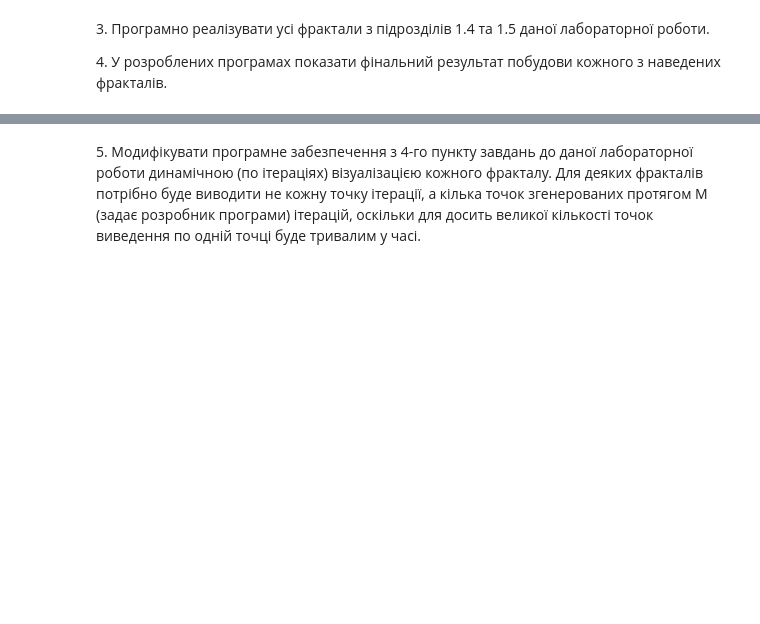
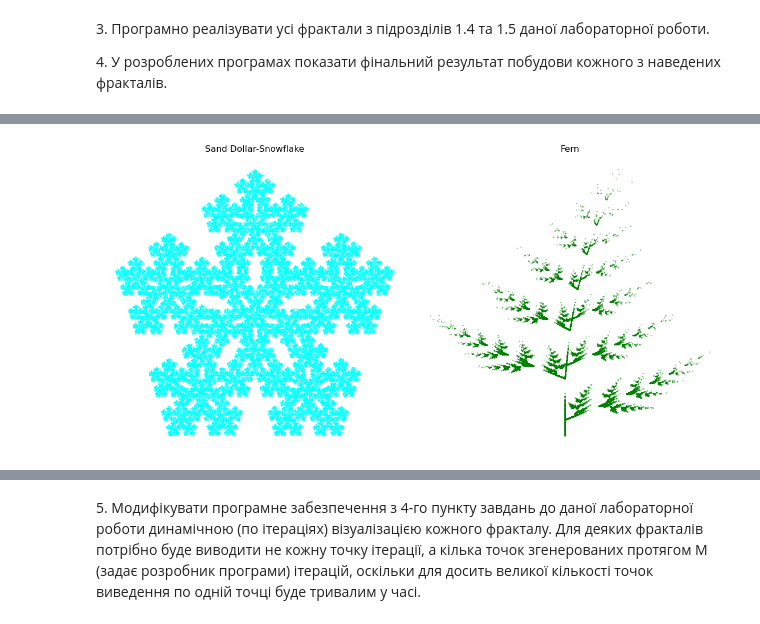
Before and after one commit to artemyak5/Computer-Graphics, a Jupyter notebook: lab4/lab4.ipynb, the cells around one changed output, grey strips where cells are left out. Drawn from its saved outputs; the diff is of its cells as text; code cells hidden in the pictures; blank space fills up the shorter version.

```diff
--- a/lab4/lab4.ipynb
+++ b/lab4/lab4.ipynb
@@ -23,0 +177,42 @@ import numpy as np
+# %%
+# Define transformation parameters for the Sand Dollar-Snowflake and Fern fractals
+
+# Parameters for "Sand Dollar-Snowflake" (1.4.9)
+sand_dollar_snowflake_params = [
+    (0.38200, 0.00000, 0.00000, 0.38200, 0.30900, 0.57000),
+    (0.11800, -0.36330, 0.36330, 0.11800, 0.36330, 0.33060),
+    (0.11800, 0.36330, -0.36330, 0.11800, 0.51870, 0.69400),
+    (-0.30900, -0.22450, 0.22450, -0.30900, 0.60700, 0.30900),
+    (-0.30900, 0.22450, -0.22450, -0.30900, 0.70160, 0.53350),
+    (0.38200, 0.00000, 0.00000, -0.38200, 0.30900, 0.67700)
+]
+
+# Parameters for "Fern" (1.4.10)
+fern_params = [
+    (0.0, 0.0, 0.0, 0.16, 0.0, 0.0),
+    (0.2, -0.26, 0.23, 0.22, 0.0, 1.6),
+    (-0.15, 0.28, 0.26, 0.24, 0.0, 0.44),
+    (0.75, 0.04, -0.04, 0.85, 0.0, 1.6)
+]
+
+# Generate the fractals for Sand Dollar-Snowflake and Fern
+sand_dollar_snowflake_xs, sand_dollar_snowflake_ys = generate_fractal(sand_dollar_snowflake_params)
+fern_xs, fern_ys = generate_fractal(fern_params)
+
+# Plotting these new fractals
+fig, axs = plt.subplots(1, 2, figsize=(12, 6))
+
+# Sand Dollar-Snowflake
+axs[0].scatter(sand_dollar_snowflake_xs, sand_dollar_snowflake_ys, color='cyan', s=0.1)
+axs[0].set_title("Sand Dollar-Snowflake")
+axs[0].axis('off')
+
+# Fern
+axs[1].scatter(fern_xs, fern_ys, color='green', s=0.1)
+axs[1].set_title("Fern")
+axs[1].axis('off')
+
+plt.tight_layout()
+plt.show()
+# %% [output]
+[figure, added]
```
Also changed, not shown: parts of 3 cells of this notebook.
